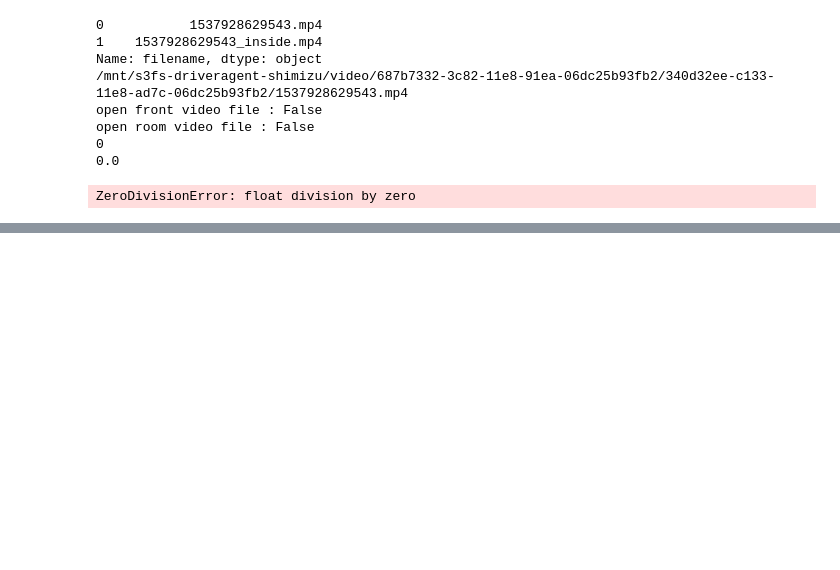
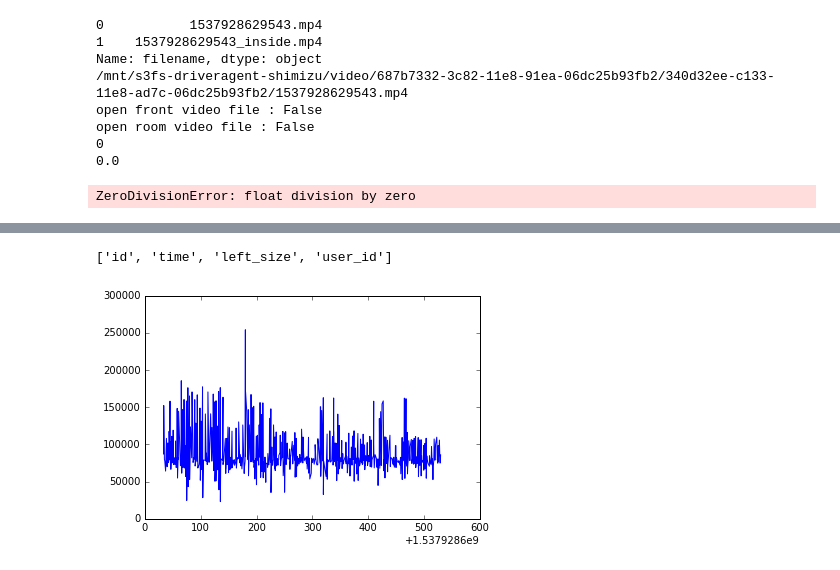
Before and after one commit to maOpera/Harmoware-BIO, a Jupyter notebook: vizLocation_example.ipynb, the cells around one changed output, grey strips where cells are left out. Cells and saved outputs as stored; diff of their text form; code cells hidden in the pictures; blank space fills up the shorter version.

Commit message:
add function for get upLoadStatus and vizualize left_size with gps localization But, without compensate timestamp

```diff
--- a/vizLocation_example.ipynb
+++ b/vizLocation_example.ipynb
@@ -102,3 +102,14 @@ for i in range(len(df_gps['latitude'])):
 display(map_obj)
 # %% [output]
 [interactive output not drawn]
+# %%
+#OBD data
+upStatus = UploadStatus( opera )
+column_names, df_upStatus = upStatus.get_DataFrameFromTrip( tripLists, 5, -20 )
+# %%
+print(column_names)
+plt.plot(df_upStatus['time']/1000,df_upStatus['left_size'])
+plt.show()
+# %% [output]
+['id', 'time', 'left_size', 'user_id']
+[figure, added]
```
Also changed, not shown: parts of 1 cell of this notebook, 1 other file.
